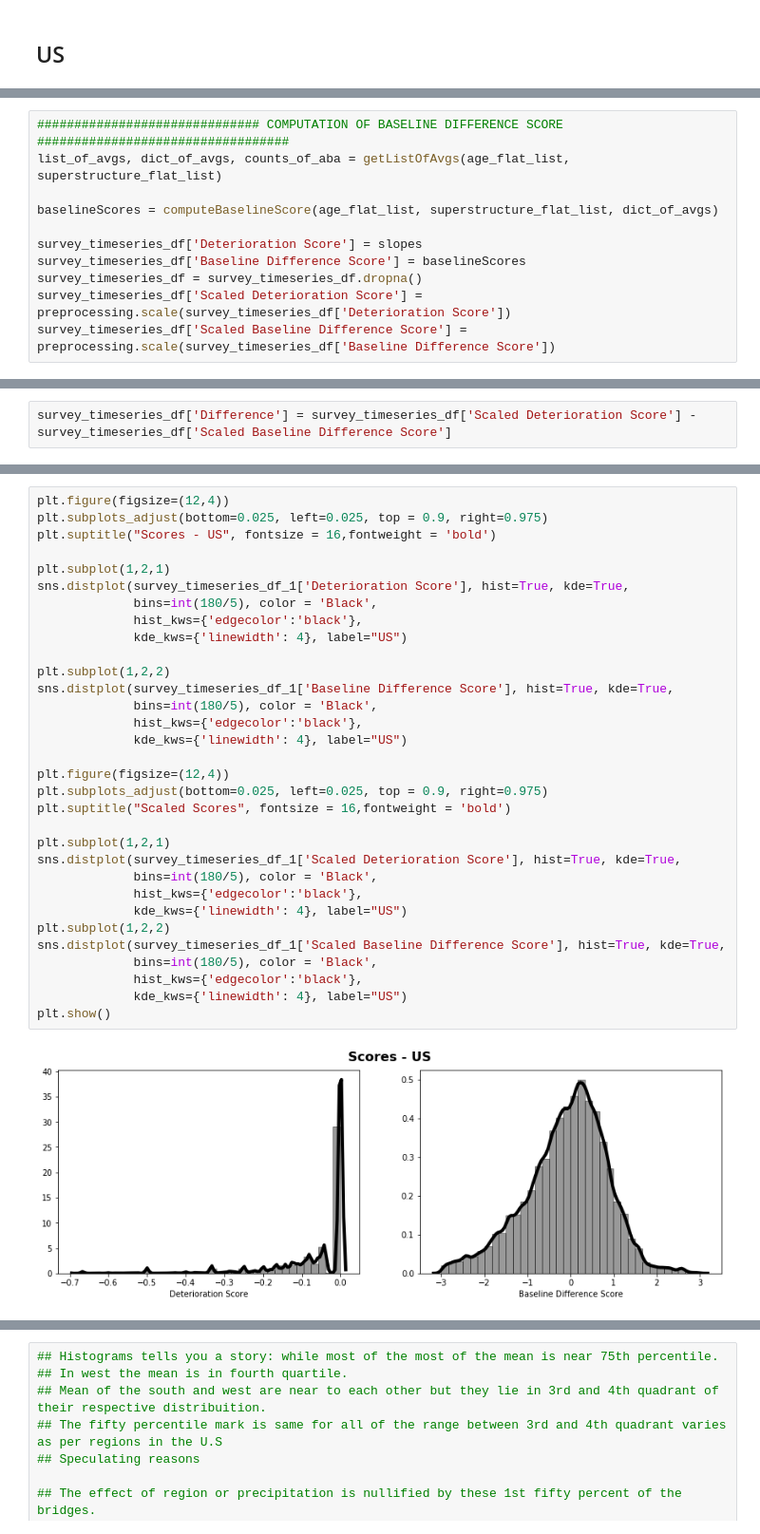
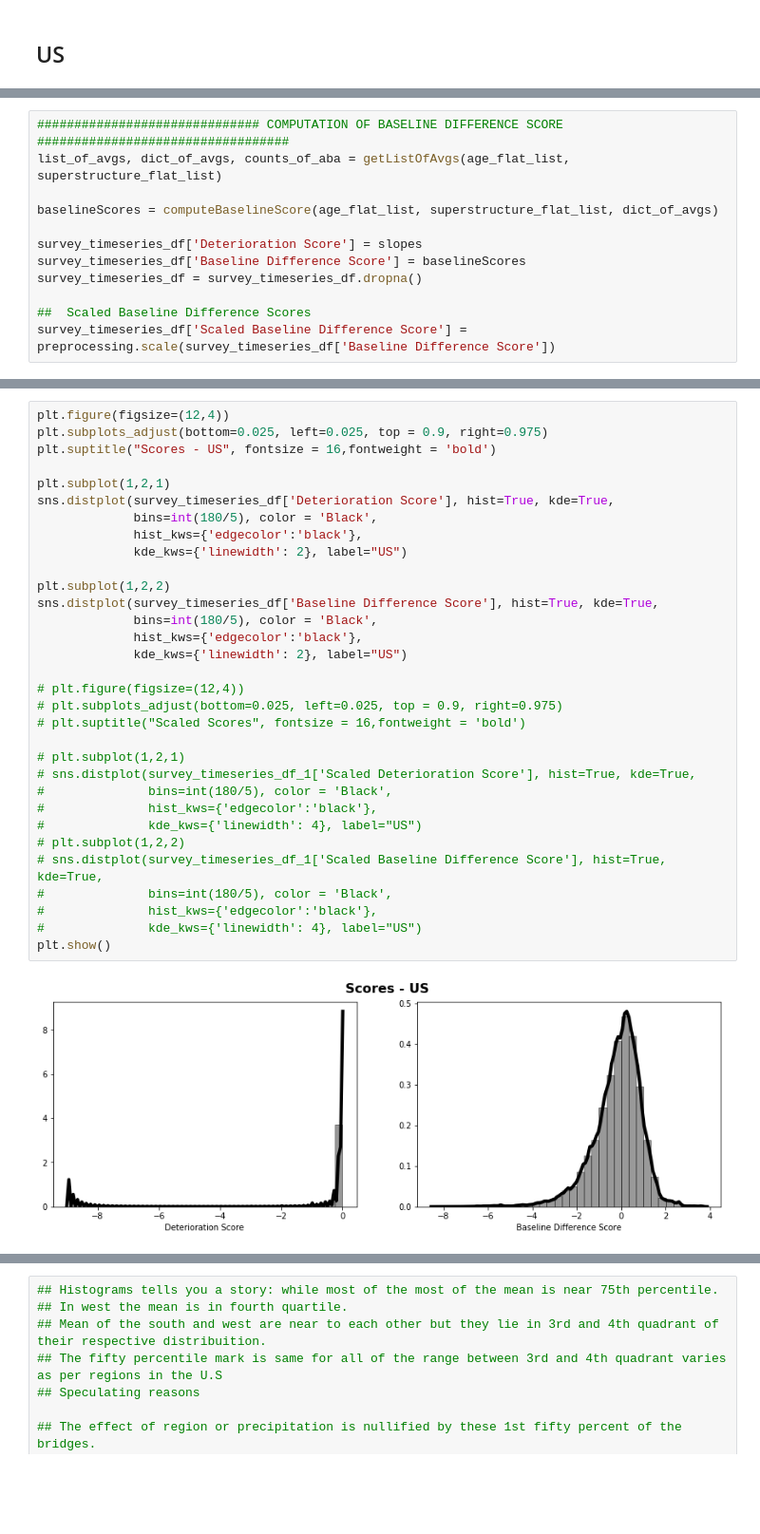
Before and after one commit to kaleoyster/thesis, a Jupyter notebook: methods/Baseline Score and Deterioration Score.ipynb, the cells around one changed output, grey strips where cells are left out. Shown at 95% size. Cells and saved outputs as stored; diff of their text form; blank space fills up the shorter version.

```diff
--- a/methods/Baseline Score and Deterioration Score.ipynb
+++ b/methods/Baseline Score and Deterioration Score.ipynb
@@ -1048,5 +1031,6 @@ baselineScores = computeBaselineScore(age_flat_list, superstructure_flat_list, d
 survey_timeseries_df['Deterioration Score'] = slopes
 survey_timeseries_df['Baseline Difference Score'] = baselineScores
 survey_timeseries_df = survey_timeseries_df.dropna()
-survey_timeseries_df['Scaled Deterioration Score'] = preprocessing.scale(survey_timeseries_df['Deterioration Score'])
+
+##  Scaled Baseline Difference Scores
 survey_timeseries_df['Scaled Baseline Difference Score'] =  preprocessing.scale(survey_timeseries_df['Baseline Difference Score'])
@@ -1053,2 +1042,0 @@ survey_timeseries_df['Scaled Baseline Difference Score'] =  preprocessing.scale(
-# %%
-survey_timeseries_df['Difference'] = survey_timeseries_df['Scaled Deterioration Score'] - survey_timeseries_df['Scaled Baseline Difference Score']
@@ -1061,34 +1048,34 @@ survey_timeseries_df_1 = survey_timeseries_df_1[survey_timeseries_df_1['Scaled D
 # %%
 plt.figure(figsize=(12,4))
 plt.subplots_adjust(bottom=0.025, left=0.025, top = 0.9, right=0.975)
 plt.suptitle("Scores - US", fontsize = 16,fontweight = 'bold')
 
 plt.subplot(1,2,1)
-sns.distplot(survey_timeseries_df_1['Deterioration Score'], hist=True, kde=True,
+sns.distplot(survey_timeseries_df['Deterioration Score'], hist=True, kde=True,
              bins=int(180/5), color = 'Black',
              hist_kws={'edgecolor':'black'},
-             kde_kws={'linewidth': 4}, label="US")
+             kde_kws={'linewidth': 2}, label="US")
 
 plt.subplot(1,2,2)
-sns.distplot(survey_timeseries_df_1['Baseline Difference Score'], hist=True, kde=True,
+sns.distplot(survey_timeseries_df['Baseline Difference Score'], hist=True, kde=True,
              bins=int(180/5), color = 'Black',
              hist_kws={'edgecolor':'black'},
-             kde_kws={'linewidth': 4}, label="US")
+             kde_kws={'linewidth': 2}, label="US")
 
-plt.figure(figsize=(12,4))
-plt.subplots_adjust(bottom=0.025, left=0.025, top = 0.9, right=0.975)
-plt.suptitle("Scaled Scores", fontsize = 16,fontweight = 'bold')
+# plt.figure(figsize=(12,4))
+# plt.subplots_adjust(bottom=0.025, left=0.025, top = 0.9, right=0.975)
+# plt.suptitle("Scaled Scores", fontsize = 16,fontweight = 'bold')
 
-plt.subplot(1,2,1)
-sns.distplot(survey_timeseries_df_1['Scaled Deterioration Score'], hist=True, kde=True,
-             bins=int(180/5), color = 'Black',
-             hist_kws={'edgecolor':'black'},
-             kde_kws={'linewidth': 4}, label="US")
-plt.subplot(1,2,2)
-sns.distplot(survey_timeseries_df_1['Scaled Baseline Difference Score'], hist=True, kde=True,
-             bins=int(180/5), color = 'Black',
-             hist_kws={'edgecolor':'black'},
-             kde_kws={'linewidth': 4}, label="US")
+# plt.subplot(1,2,1)
+# sns.distplot(survey_timeseries_df_1['Scaled Deterioration Score'], hist=True, kde=True,
+#              bins=int(180/5), color = 'Black',
+#              hist_kws={'edgecolor':'black'},
+#              kde_kws={'linewidth': 4}, label="US")
+# plt.subplot(1,2,2)
+# sns.distplot(survey_timeseries_df_1['Scaled Baseline Difference Score'], hist=True, kde=True,
+#              bins=int(180/5), color = 'Black',
+#              hist_kws={'edgecolor':'black'},
+#              kde_kws={'linewidth': 4}, label="US")
 plt.show()
 # %% [output]
-[figure, old version]
+[figure, new version]
```
Also changed, not shown: parts of 52 cells of this notebook.
